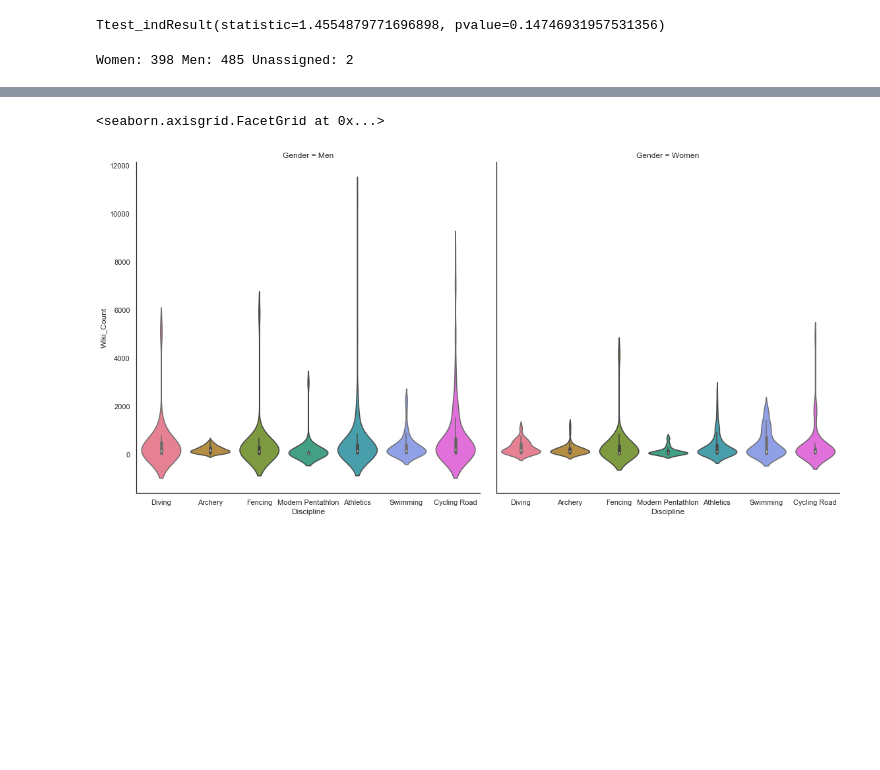
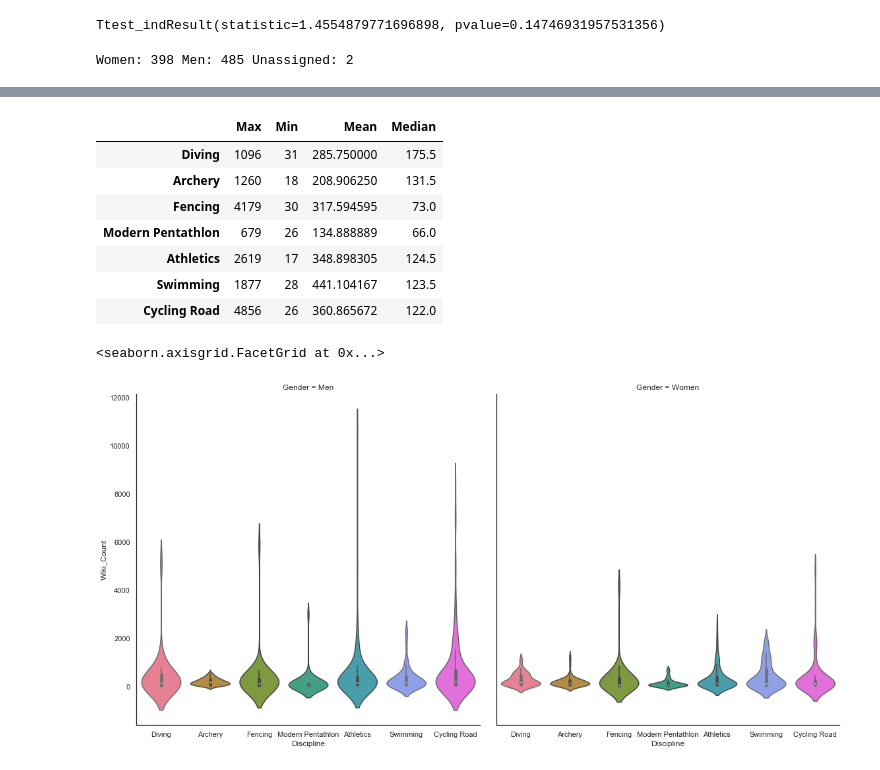
Before and after one commit to Tumbraegel/data-science-project, a Jupyter notebook: Get_Wiki_Count/Data_Analysis.ipynb, the cells around one changed output, grey strips where cells are left out. Drawn from its saved outputs; the diff is of its cells as text; code cells hidden in the pictures; blank space fills up the shorter version.

```diff
--- a/Get_Wiki_Count/Data_Analysis.ipynb
+++ b/Get_Wiki_Count/Data_Analysis.ipynb
@@ -205,2 +225,18 @@ No handles with labels found to put in legend.
+# %%
+#all ttests
+# stats.ttest_ind(men['Wiki_Count'], women['Wiki_Count'])
+all_disciplines = np.asarray(alldata.Discipline.unique())
+amout_of_disciplines = len(all_disciplines)
+
+for row_number in range(0, amout_of_disciplines):
+# %% [output]
+|  | Max | Min | Mean | Median |
+| Diving | 1096 | 31 | 285.750000 | 175.5 |
+| Archery | 1260 | 18 | 208.906250 | 131.5 |
+| Fencing | 4179 | 30 | 317.594595 | 73.0 |
+| Modern Pentathlon | 679 | 26 | 134.888889 | 66.0 |
+| Athletics | 2619 | 17 | 348.898305 | 124.5 |
+| Swimming | 1877 | 28 | 441.104167 | 123.5 |
+| Cycling Road | 4856 | 26 | 360.865672 | 122.0 |
 # %%
 #Number of ppl of specified gender per sport
```
Also changed, not shown: parts of 9 cells of this notebook.
